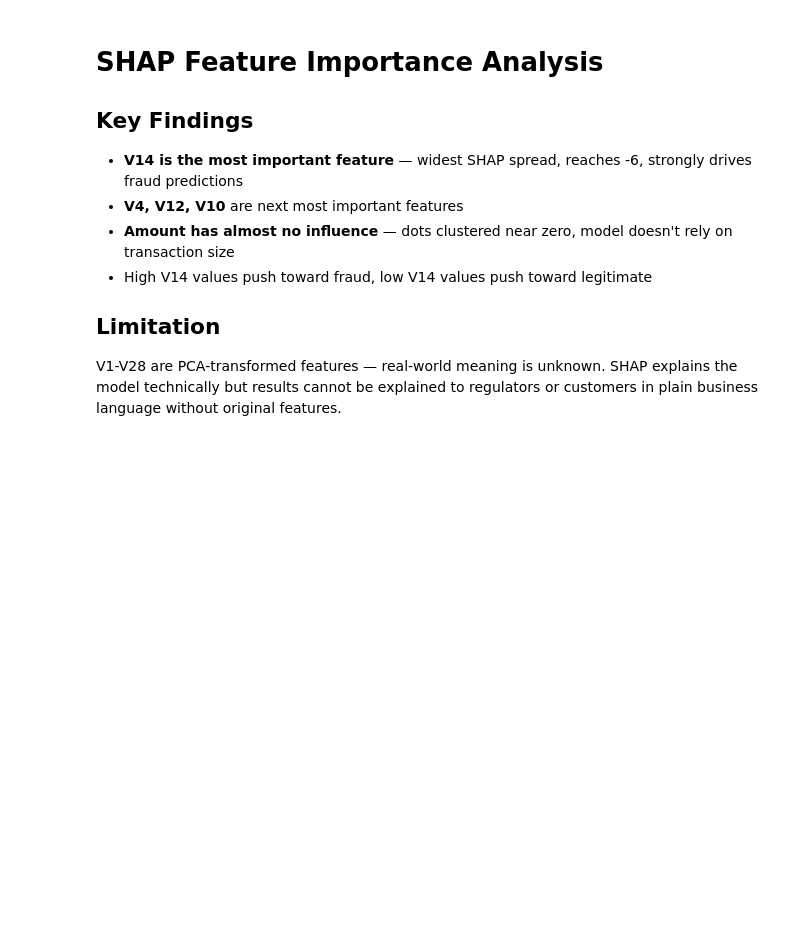
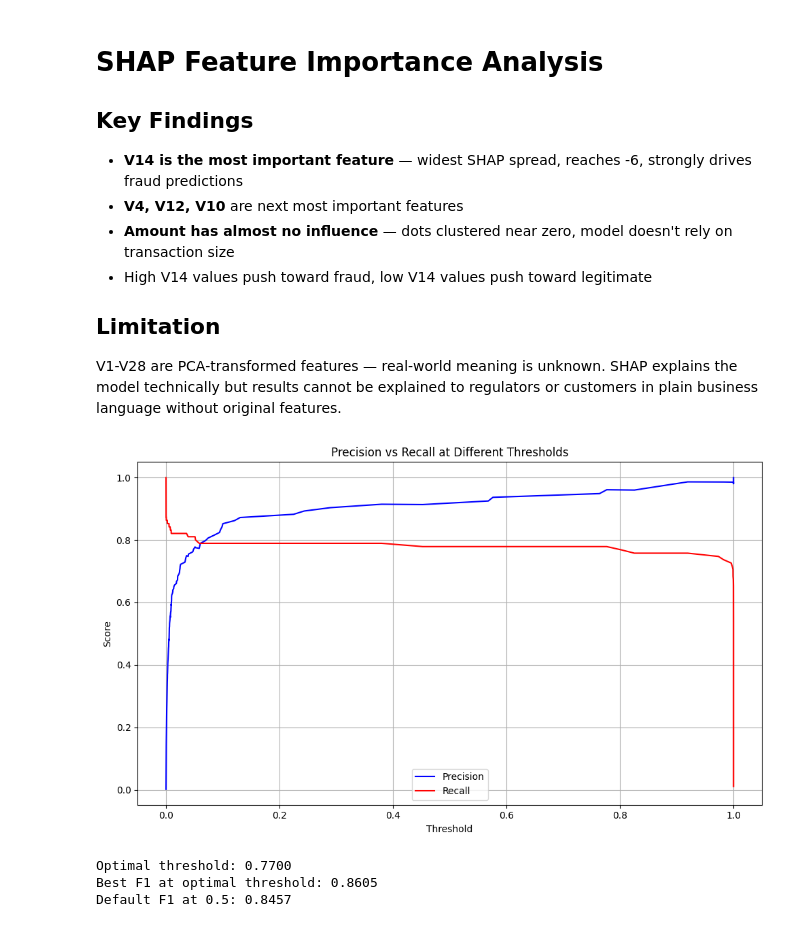
Before and after one commit to Takun123/fraud-detection-project, a Jupyter notebook: notebooks/04_shap.ipynb, the cells around one changed output. Cells and saved outputs as stored; diff of their text form; code cells hidden in the pictures; blank space fills up the shorter version.

Commit message:
Add threshold tuning analysis, optimal threshold 0.77

```diff
--- a/notebooks/04_shap.ipynb
+++ b/notebooks/04_shap.ipynb
@@ -52,3 +52,52 @@ Plot saved.
 V1-V28 are PCA-transformed features — real-world meaning is unknown.
 SHAP explains the model technically but results cannot be explained to regulators
 or customers in plain business language without original features.
+# %%
+from sklearn.metrics import precision_recall_curve
+import matplotlib.pyplot as plt
+import numpy as np
+
+# Get fraud probabilities
+y_probs = model.predict_proba(X_test)[:, 1]
+
+# Precision-Recall curve
+precisions, recalls, thresholds = precision_recall_curve(y_test, y_probs)
+
+# Plot
+plt.figure(figsize=(10, 6))
+plt.plot(thresholds, precisions[:-1], label="Precision", color="blue")
+plt.plot(thresholds, recalls[:-1], label="Recall", color="red")
+plt.xlabel("Threshold")
+plt.ylabel("Score")
+plt.title("Precision vs Recall at Different Thresholds")
+plt.legend()
+plt.grid(True)
+plt.tight_layout()
+plt.savefig("../reports/threshold_tuning.png", dpi=150, bbox_inches="tight")
+plt.show()
+# %% [output]
+[figure, added]
+# %%
+from sklearn.metrics import f1_score
+import numpy as np
+
+# Calculate F1 at every threshold - vectorized
+thresholds_to_test = np.arange(0.01, 1.0, 0.01)
+f1_scores = []
+
+for thresh in thresholds_to_test:
+    preds = (y_probs >= thresh).astype(int)
+    f1 = f1_score(y_test, preds, zero_division=0)
+    f1_scores.append(f1)
+
+best_idx = np.argmax(f1_scores)
+best_threshold = thresholds_to_test[best_idx]
+best_f1 = f1_scores[best_idx]
+
+print(f"Optimal threshold: {best_threshold:.4f}")
+print(f"Best F1 at optimal threshold: {best_f1:.4f}")
+print(f"Default F1 at 0.5: {f1_score(y_test, (y_probs >= 0.5).astype(int)):.4f}")
+# %% [output]
+Optimal threshold: 0.7700
+Best F1 at optimal threshold: 0.8605
+Default F1 at 0.5: 0.8457
```
Also changed, not shown: parts of 2 cells of this notebook, 1 other file.
